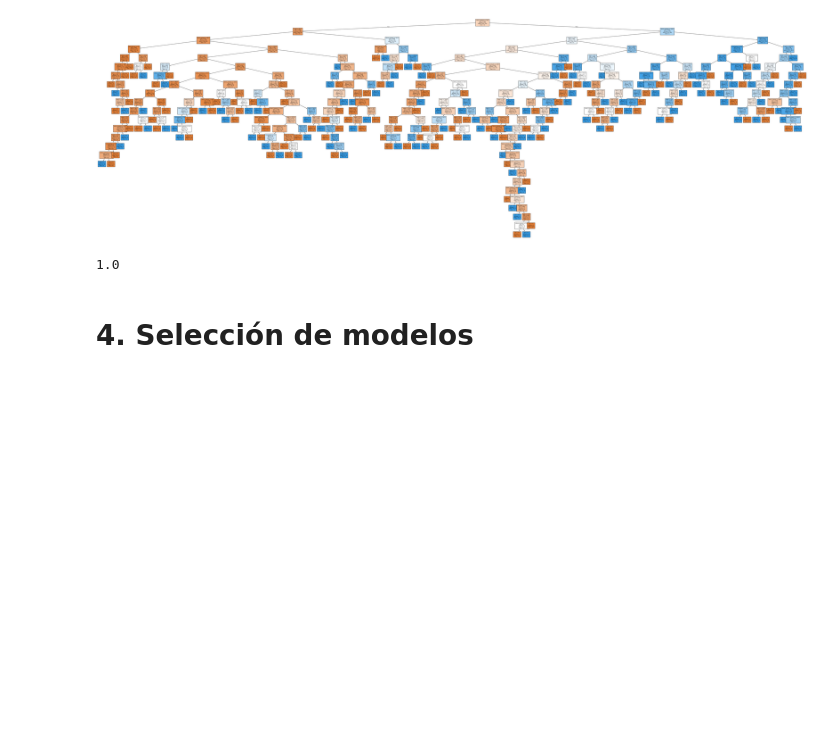
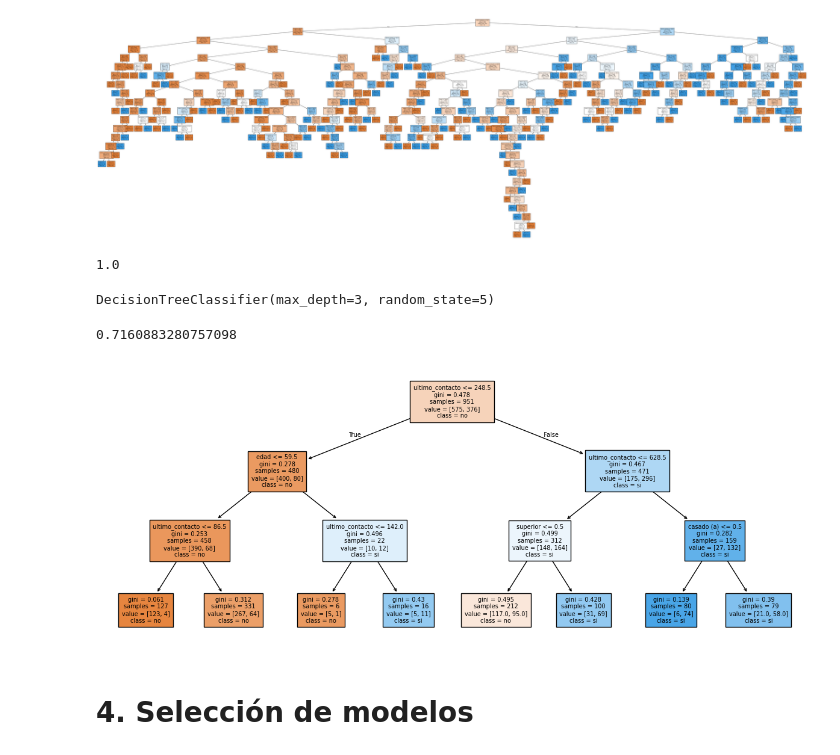
Before and after one commit to Cesar-Curitol/Aprendiendo-a-clasificar-datos-con-ml, a Jupyter notebook: Clasificacion_primeros_pasos.ipynb, the cells around one changed output. Saved outputs shown, nothing was run; the diff lists cells and outputs as text; code cells hidden in the pictures; blank space fills up the shorter version.

```diff
--- a/Clasificacion_primeros_pasos.ipynb
+++ b/Clasificacion_primeros_pasos.ipynb
@@ -302,6 +302,23 @@ plot_tree(modelo_arbol,
 modelo_arbol.score(X_train, y_train)
 # %% [output]
 1.0
+# %%
+modelo_arbol=DecisionTreeClassifier(max_depth=3, random_state=5)
+modelo_arbol.fit(X_train, y_train)
+# %% [output]
+DecisionTreeClassifier(max_depth=3, random_state=5)
+# %%
+modelo_arbol.score(x_test, y_test)
+# %% [output]
+0.7160883280757098
+# %%
+plt.figure(figsize=(15,6))
+plot_tree(modelo_arbol,
+          feature_names=valores_columnas,
+          class_names=['no','si'],
+          filled=True, fontsize=7);
+# %% [output]
+[figure, added]
 # %% [markdown]
 # 4. Selección de modelos
 # %% [markdown]
```
Also changed, not shown: parts of 17 cells of this notebook.
